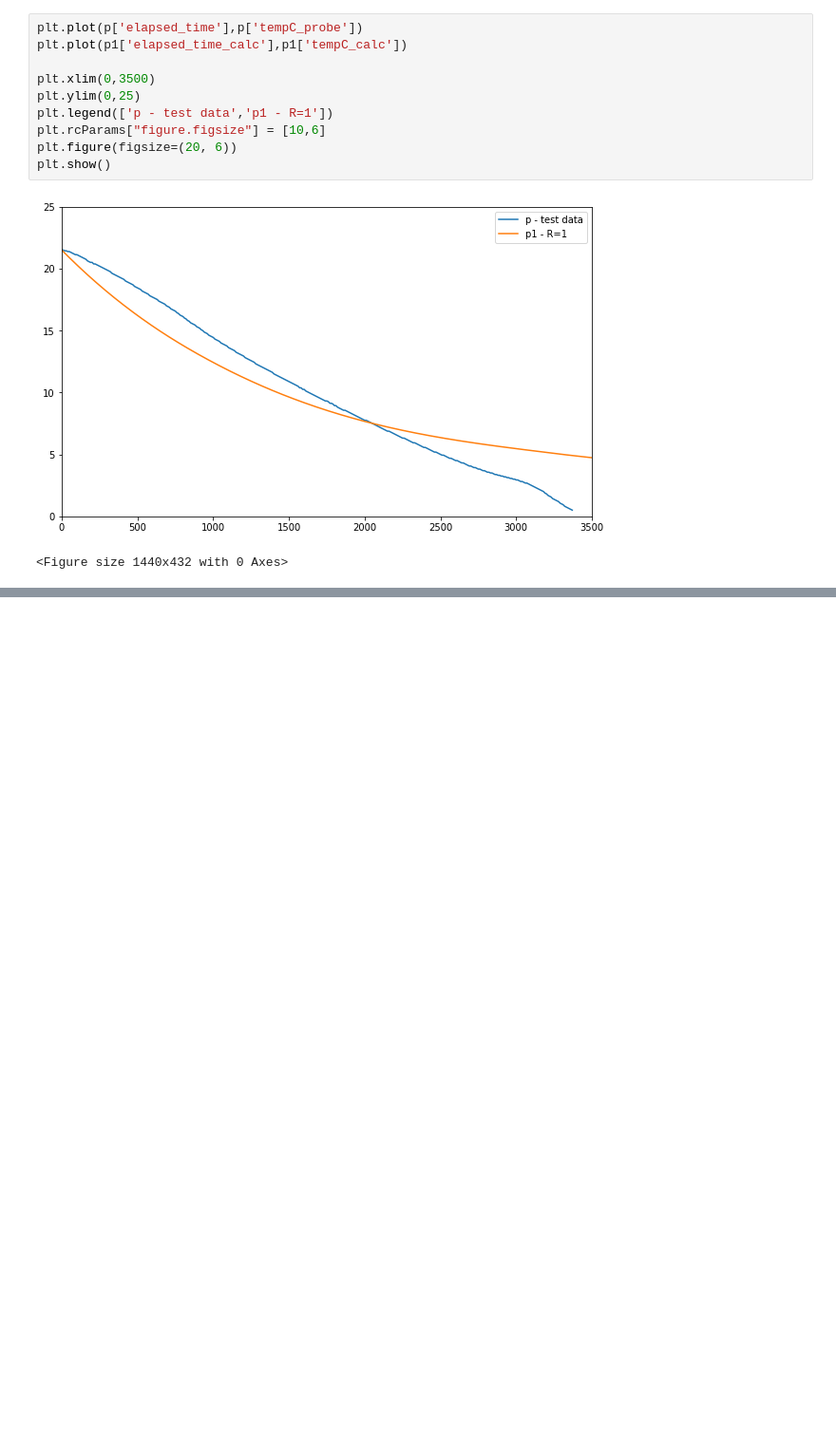
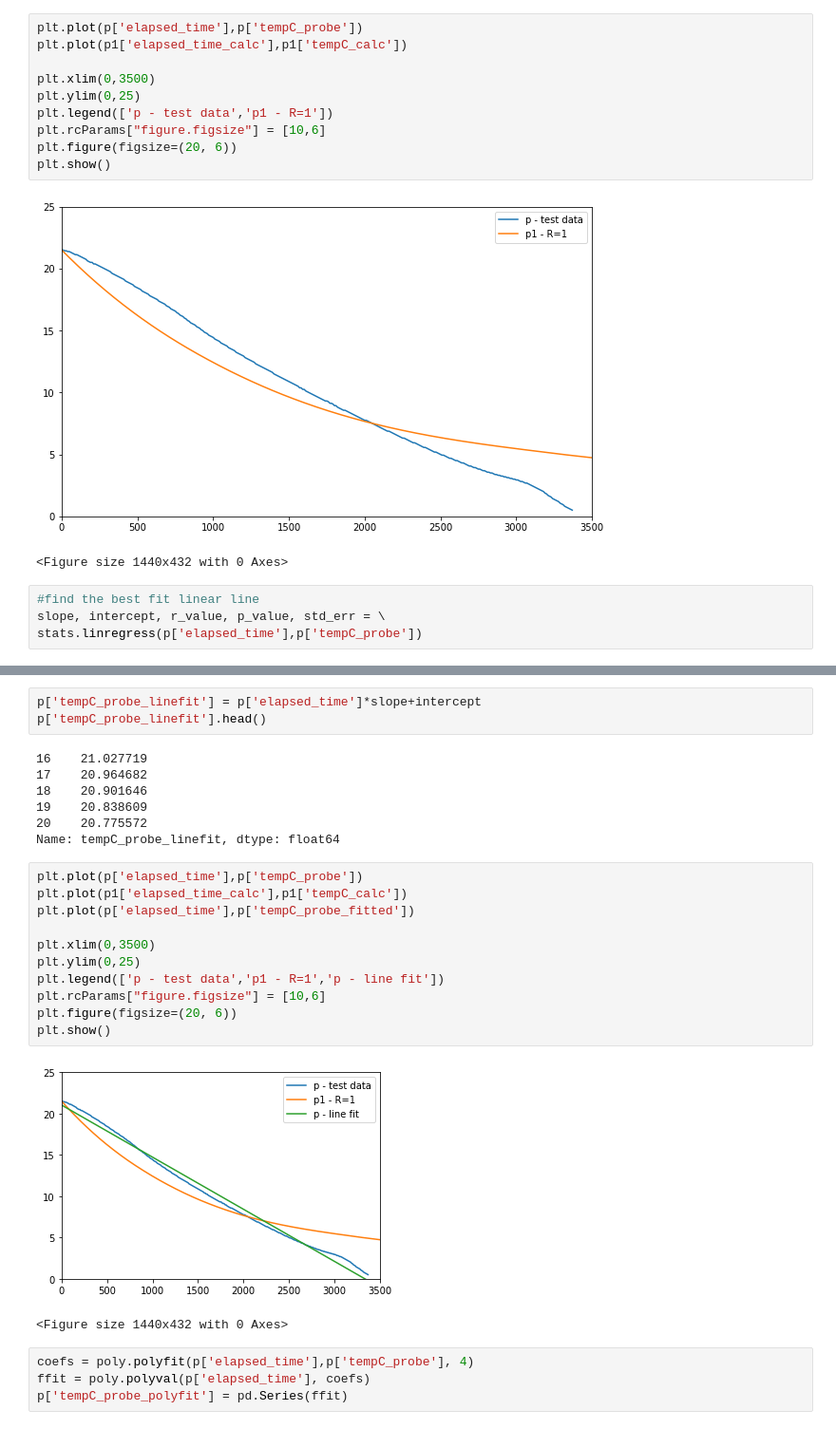
Before and after one commit to ccgarant/BevChill, a Jupyter notebook: server/Theory/Correlate_Test_to_Theory_Peroni_Bottle.ipynb, the cells around one changed output, grey strips where cells are left out. Shown: that part at 95% size. Saved outputs shown, nothing was run; the diff lists cells and outputs as text; blank space fills up the shorter version.

```diff
--- a/server/Theory/Correlate_Test_to_Theory_Peroni_Bottle.ipynb
+++ b/server/Theory/Correlate_Test_to_Theory_Peroni_Bottle.ipynb
@@ -391,3 +393,7 @@ plt.show()
 # %% [output]
 [figure]
 <Figure size 1440x432 with 0 Axes>
+# %%
+#find the best fit linear line
+slope, intercept, r_value, p_value, std_err = \
+stats.linregress(p['elapsed_time'],p['tempC_probe'])
@@ -393,0 +410,28 @@ plt.show()
+# %%
+p['tempC_probe_linefit'] = p['elapsed_time']*slope+intercept
+p['tempC_probe_linefit'].head()
+# %% [output]
+16    21.027719
+17    20.964682
+18    20.901646
+19    20.838609
+20    20.775572
+Name: tempC_probe_linefit, dtype: float64
+# %%
+plt.plot(p['elapsed_time'],p['tempC_probe'])
+plt.plot(p1['elapsed_time_calc'],p1['tempC_calc'])
+plt.plot(p['elapsed_time'],p['tempC_probe_fitted'])
+
+plt.xlim(0,3500)
+plt.ylim(0,25)
+plt.legend(['p - test data','p1 - R=1','p - line fit'])
+plt.rcParams["figure.figsize"] = [10,6]
+plt.figure(figsize=(20, 6))
+plt.show()
+# %% [output]
+[figure, added]
+<Figure size 1440x432 with 0 Axes>
+# %%
+coefs = poly.polyfit(p['elapsed_time'],p['tempC_probe'], 4)
+ffit = poly.polyval(p['elapsed_time'], coefs)
+p['tempC_probe_polyfit'] = pd.Series(ffit)
```
Also changed, not shown: parts of 4 cells of this notebook, 1 other file.
